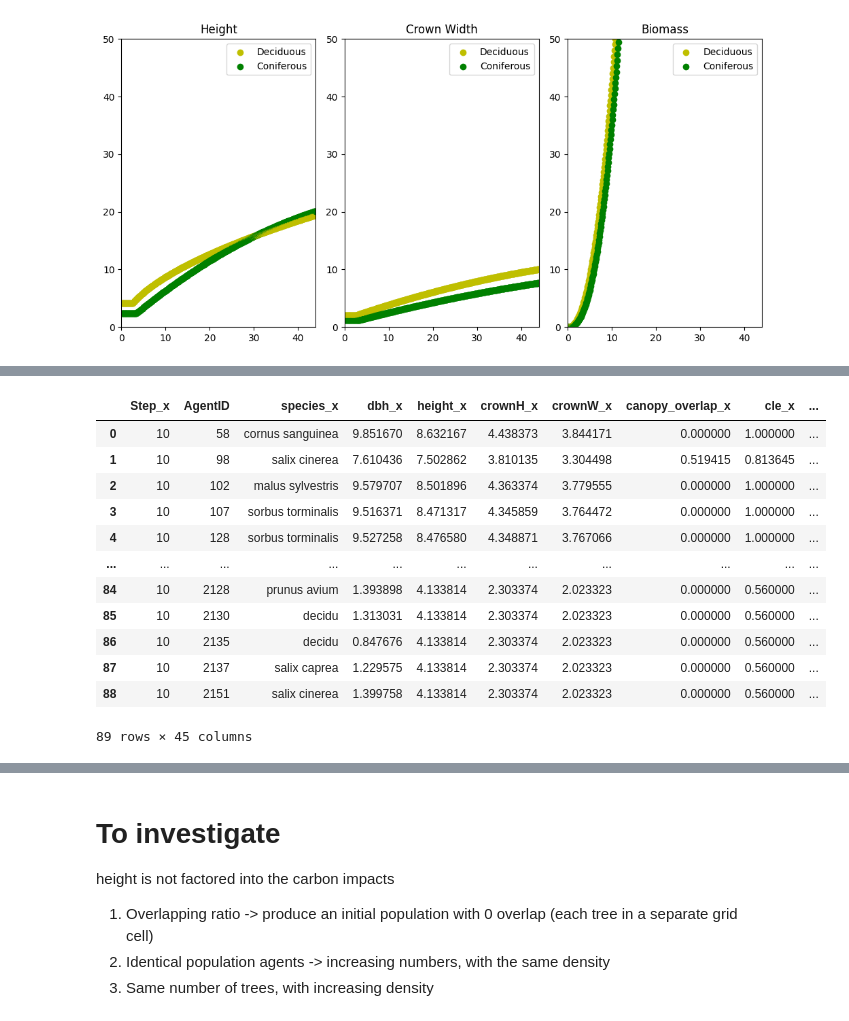
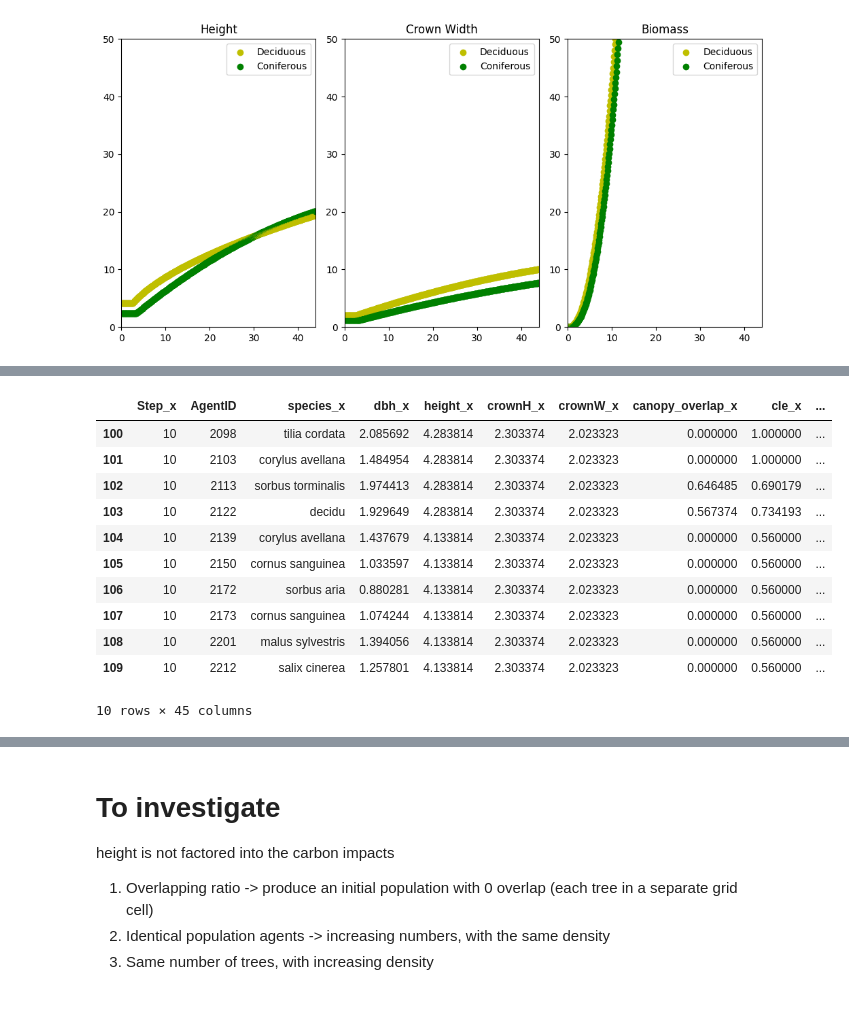
Before and after one commit to lucidmindsai/gus, a Jupyter notebook: notebooks/sugi/barking.ipynb, the cells around one changed output, grey strips where cells are left out. Saved outputs shown, nothing was run; the diff lists cells and outputs as text; code cells hidden in the pictures.

```diff
--- a/notebooks/sugi/barking.ipynb
+++ b/notebooks/sugi/barking.ipynb
@@ -360,14 +392,18 @@ for site in sites:
 # %%
-# TODO
-from pygus import Urban, SiteConfig, ScenarioConfig, WeatherConfig
+site_config_a = SiteConfig(
+    total_m2=100,
+    impervious_m2=0,
+    pervious_m2=100,
+    weather=WeatherConfig(
+        growth_season_mean=155,
+        growth_season_var=7,
+    ),
+    tree_density_per_ha=5,
+    project_site_type="park",
+    light_loss_multiplier = 0
+)
 
-df = sites[1]["df"]
-print(df.head())
-
-
-
-# SITE
-site_config = SiteConfig(
+site_config_b = SiteConfig(
     total_m2=1000,
     impervious_m2=0,
     pervious_m2=1000,
@@ -377,6 +413,7 @@ site_config = SiteConfig(
     ),
     tree_density_per_ha=5,
     project_site_type="park",
+    light_loss_multiplier = 0.75
 )
 
 # SCENARIO
@@ -385,12 +422,3 @@ scenario_config = ScenarioConfig(
     is_crownsunexposure_fixed=1,
     time_horizon_years=50,
 )
-
-# Initialise the model environment
-urban = Urban(
-    population=df,
-    species_allometrics=species_allometrics,
-    site_config=site_config,
-    scenario=scenario_config,
-)
-urban.run()
@@ -431,0 +425,10 @@ Found prunus virginiana to be the best match for the input Viburnum opulus with
+# %%
+
+#Initialise the model environment
+urban = Miyawaki(
+    population=df_thames,
+    species_allometrics=species_allometrics,
+    site_config=site_config_a,
+    scenario=scenario_config,
+)
+df_urban = urban.run()
@@ -483,25 +539,24 @@ step50.head()
 # %%
 not_dead = agents_df[agents_df["condition"].isin(["excellent", "good", "fair", "critical"])]
 step50 = not_dead[not_dead["Step"] == 50]
 step20 = not_dead[not_dead["Step"] == 10]
 
 # find the overlapping agents between step 20 and step 50
 
 intersection = step20.merge(step50, on=["AgentID"], how="inner")
-intersection
+intersection.tail(10)
 # %% [output]
 |  | Step_x | AgentID | species_x | dbh_x | height_x | crownH_x | crownW_x | canopy_overlap_x | cle_x | ... |
-| 0 | 10 | 58 | cornus sanguinea | 9.851670 | 8.632167 | 4.438373 | 3.844171 | 0.000000 | 1.000000 | ... |
-| 1 | 10 | 98 | salix cinerea | 7.610436 | 7.502862 | 3.810135 | 3.304498 | 0.519415 | 0.813645 | ... |
-| 2 | 10 | 102 | malus sylvestris | 9.579707 | 8.501896 | 4.363374 | 3.779555 | 0.000000 | 1.000000 | ... |
-| 3 | 10 | 107 | sorbus torminalis | 9.516371 | 8.471317 | 4.345859 | 3.764472 | 0.000000 | 1.000000 | ... |
-| 4 | 10 | 128 | sorbus torminalis | 9.527258 | 8.476580 | 4.348871 | 3.767066 | 0.000000 | 1.000000 | ... |
-| ... | ... | ... | ... | ... | ... | ... | ... | ... | ... | ... |
-| 84 | 10 | 2128 | prunus avium | 1.393898 | 4.133814 | 2.303374 | 2.023323 | 0.000000 | 0.560000 | ... |
-| 85 | 10 | 2130 | decidu | 1.313031 | 4.133814 | 2.303374 | 2.023323 | 0.000000 | 0.560000 | ... |
-| 86 | 10 | 2135 | decidu | 0.847676 | 4.133814 | 2.303374 | 2.023323 | 0.000000 | 0.560000 | ... |
-| 87 | 10 | 2137 | salix caprea | 1.229575 | 4.133814 | 2.303374 | 2.023323 | 0.000000 | 0.560000 | ... |
-| 88 | 10 | 2151 | salix cinerea | 1.399758 | 4.133814 | 2.303374 | 2.023323 | 0.000000 | 0.560000 | ... |
+| 100 | 10 | 2098 | tilia cordata | 2.085692 | 4.283814 | 2.303374 | 2.023323 | 0.000000 | 1.000000 | ... |
+| 101 | 10 | 2103 | corylus avellana | 1.484954 | 4.283814 | 2.303374 | 2.023323 | 0.000000 | 1.000000 | ... |
+| 102 | 10 | 2113 | sorbus torminalis | 1.974413 | 4.283814 | 2.303374 | 2.023323 | 0.646485 | 0.690179 | ... |
+| 103 | 10 | 2122 | decidu | 1.929649 | 4.283814 | 2.303374 | 2.023323 | 0.567374 | 0.734193 | ... |
+| 104 | 10 | 2139 | corylus avellana | 1.437679 | 4.133814 | 2.303374 | 2.023323 | 0.000000 | 0.560000 | ... |
+| 105 | 10 | 2150 | cornus sanguinea | 1.033597 | 4.133814 | 2.303374 | 2.023323 | 0.000000 | 0.560000 | ... |
+| 106 | 10 | 2172 | sorbus aria | 0.880281 | 4.133814 | 2.303374 | 2.023323 | 0.000000 | 0.560000 | ... |
+| 107 | 10 | 2173 | cornus sanguinea | 1.074244 | 4.133814 | 2.303374 | 2.023323 | 0.000000 | 0.560000 | ... |
+| 108 | 10 | 2201 | malus sylvestris | 1.394056 | 4.133814 | 2.303374 | 2.023323 | 0.000000 | 0.560000 | ... |
+| 109 | 10 | 2212 | salix cinerea | 1.257801 | 4.133814 | 2.303374 | 2.023323 | 0.000000 | 0.560000 | ... |
-89 rows × 45 columns
+10 rows × 45 columns
 # %%
 # agent 51
```
Also changed, not shown: parts of 18 cells of this notebook, 15 other files.
